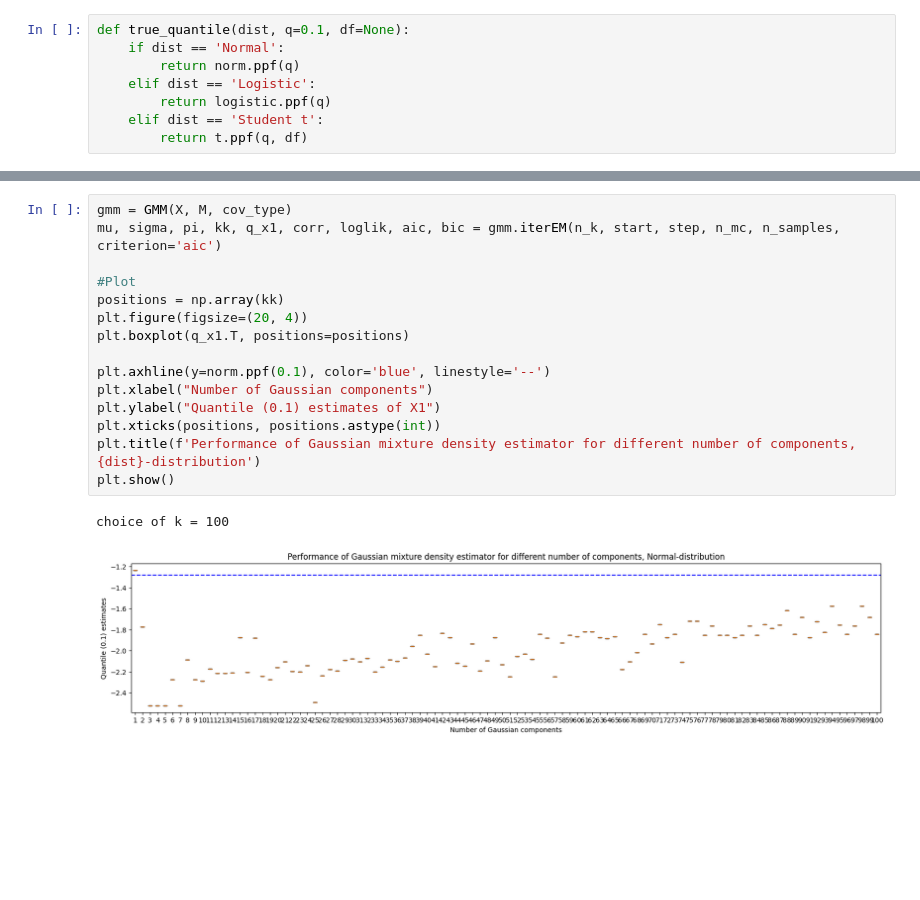
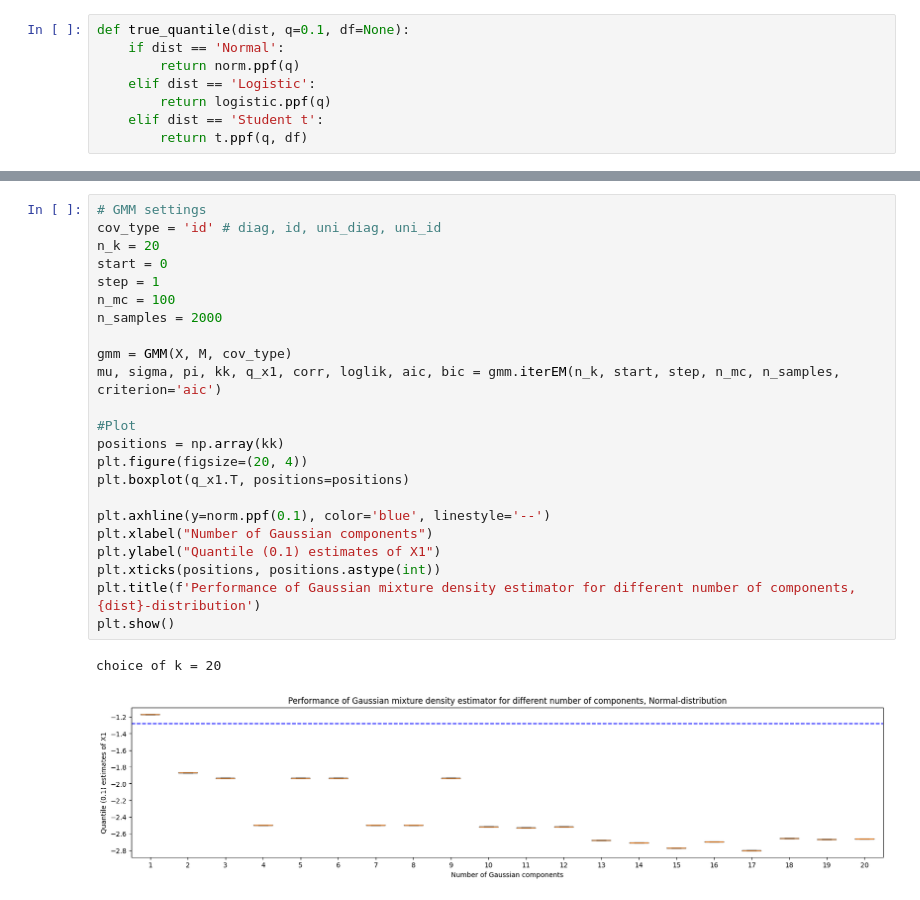
Before and after one commit to huimin-hu-stat/MAR, a Jupyter notebook: simulation.ipynb, the cells around one changed output, grey strips where cells are left out. Drawn from its saved outputs; the diff is of its cells as text; blank space fills up the shorter version.

```diff
--- a/simulation.ipynb
+++ b/simulation.ipynb
@@ -53,21 +100,29 @@ n_samples = 2000
 # %%
+# GMM settings
+cov_type = 'id' # diag, id, uni_diag, uni_id
+n_k = 20
+start = 0
+step = 1
+n_mc = 100
+n_samples = 2000
+
 gmm = GMM(X, M, cov_type)
 mu, sigma, pi, kk, q_x1, corr, loglik, aic, bic = gmm.iterEM(n_k, start, step, n_mc, n_samples, criterion='aic')
 
 #Plot
 positions = np.array(kk)
 plt.figure(figsize=(20, 4))
 plt.boxplot(q_x1.T, positions=positions)
 
 plt.axhline(y=norm.ppf(0.1), color='blue', linestyle='--')
 plt.xlabel("Number of Gaussian components")
 plt.ylabel("Quantile (0.1) estimates of X1")
 plt.xticks(positions, positions.astype(int))
 plt.title(f'Performance of Gaussian mixture density estimator for different number of components, {dist}-distribution')
 plt.show()
 # %% [output]
-choice of k = 100
+choice of k = 20
-[figure, old version]
+[figure, new version]
 # %%
 fig, axs = plt.subplots(1, 3, figsize=(12, 4))
 
```
Also changed, not shown: parts of 10 cells of this notebook, 1 other file.
